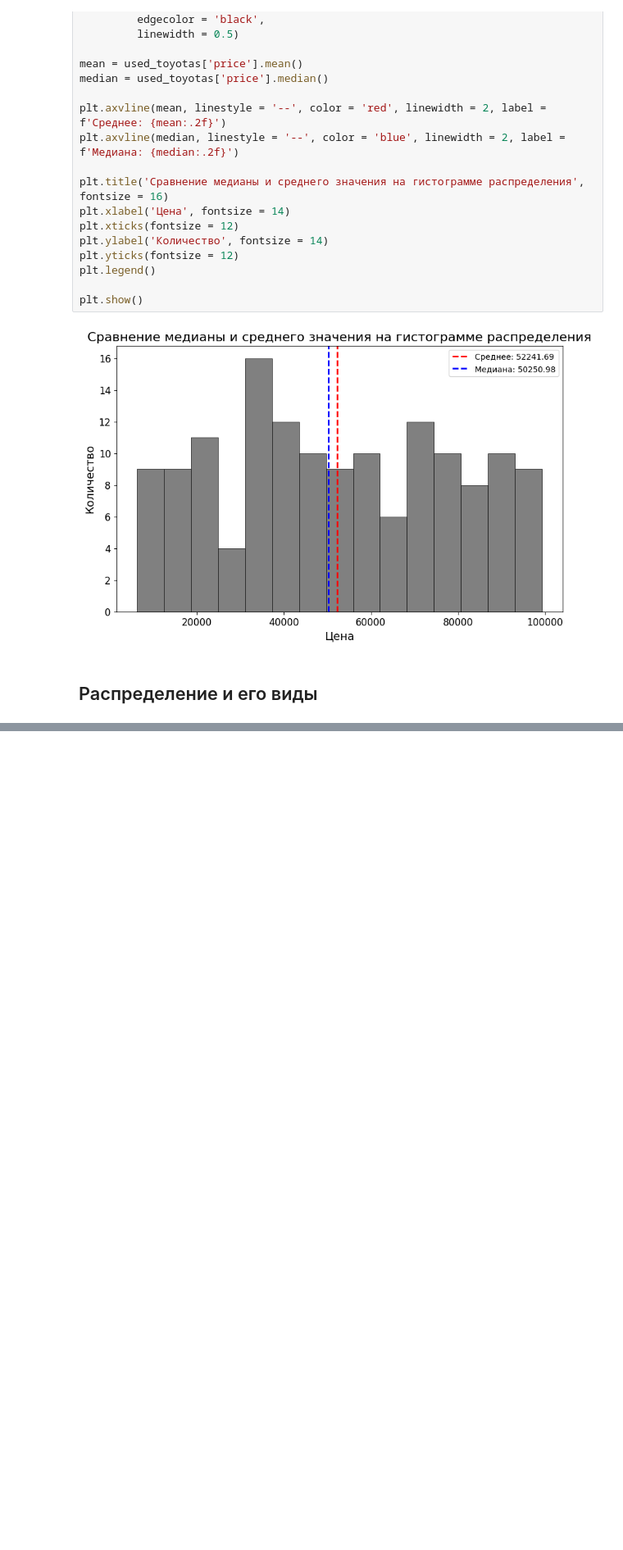
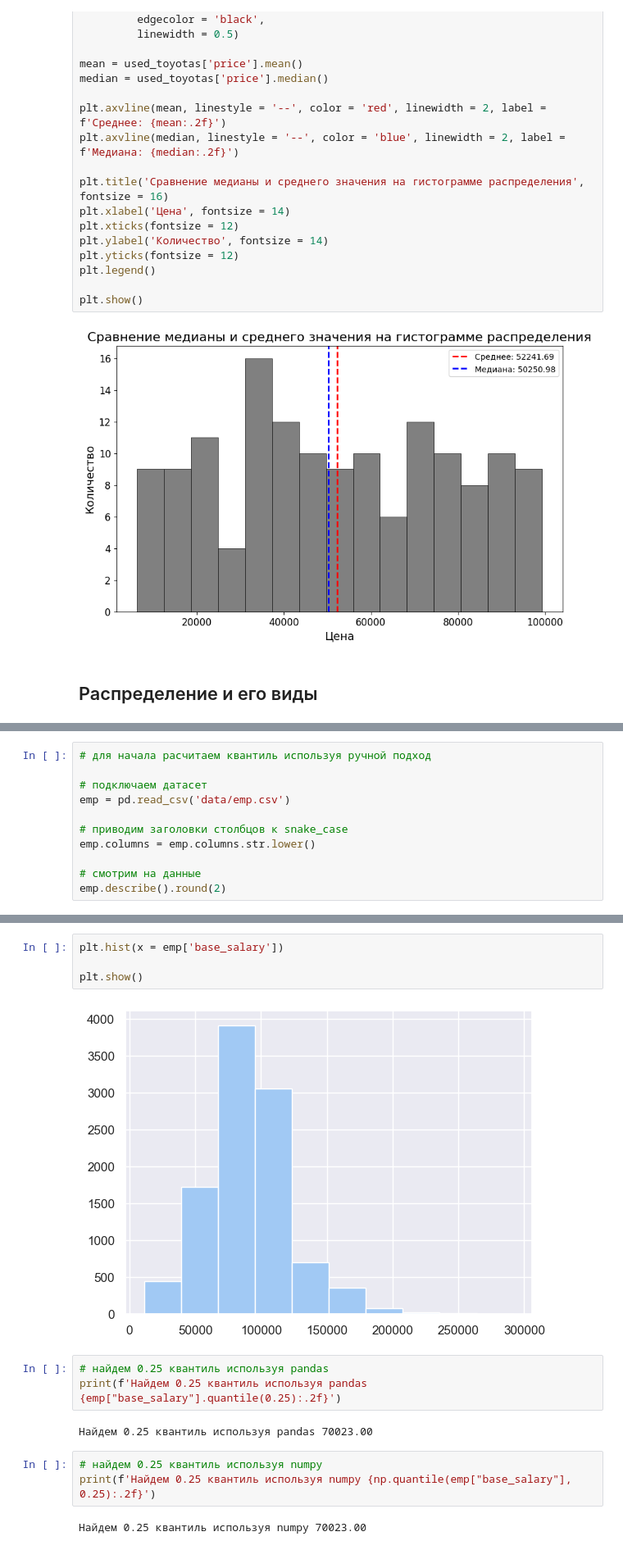
Before and after one commit to Korablinr54/Statistics, a Jupyter notebook: Основы статистики.ipynb, the cells around one changed output, grey strips where cells are left out. Shown at 82% size. Cells and saved outputs as stored; diff of their text form; blank space fills up the shorter version.

Commit message:
Квантиль - 2, практика

```diff
--- a/Основы статистики.ipynb
+++ b/Основы статистики.ipynb
@@ -454,0 +457,11 @@ plt.show()
+# %%
+# для начала расчитаем квантиль используя ручной подход
+
+# подключаем датасет
+emp = pd.read_csv('data/emp.csv')
+
+# приводим заголовки столбцов к snake_case
+emp.columns = emp.columns.str.lower()
+
+# смотрим на данные
+emp.describe().round(2)
@@ -454,0 +478,16 @@ plt.show()
+# %%
+plt.hist(x = emp['base_salary'])
+
+plt.show()
+# %% [output]
+[figure, added]
+# %%
+# найдем 0.25 квантиль используя pandas
+print(f'Найдем 0.25 квантиль используя pandas {emp["base_salary"].quantile(0.25):.2f}')
+# %% [output]
+Найдем 0.25 квантиль используя pandas 70023.00
+# %%
+# найдем 0.25 квантиль используя numpy
+print(f'Найдем 0.25 квантиль используя numpy {np.quantile(emp["base_salary"], 0.25):.2f}')
+# %% [output]
+Найдем 0.25 квантиль используя numpy 70023.00
```
Also changed, not shown: parts of 7 cells of this notebook, 1 other file.
